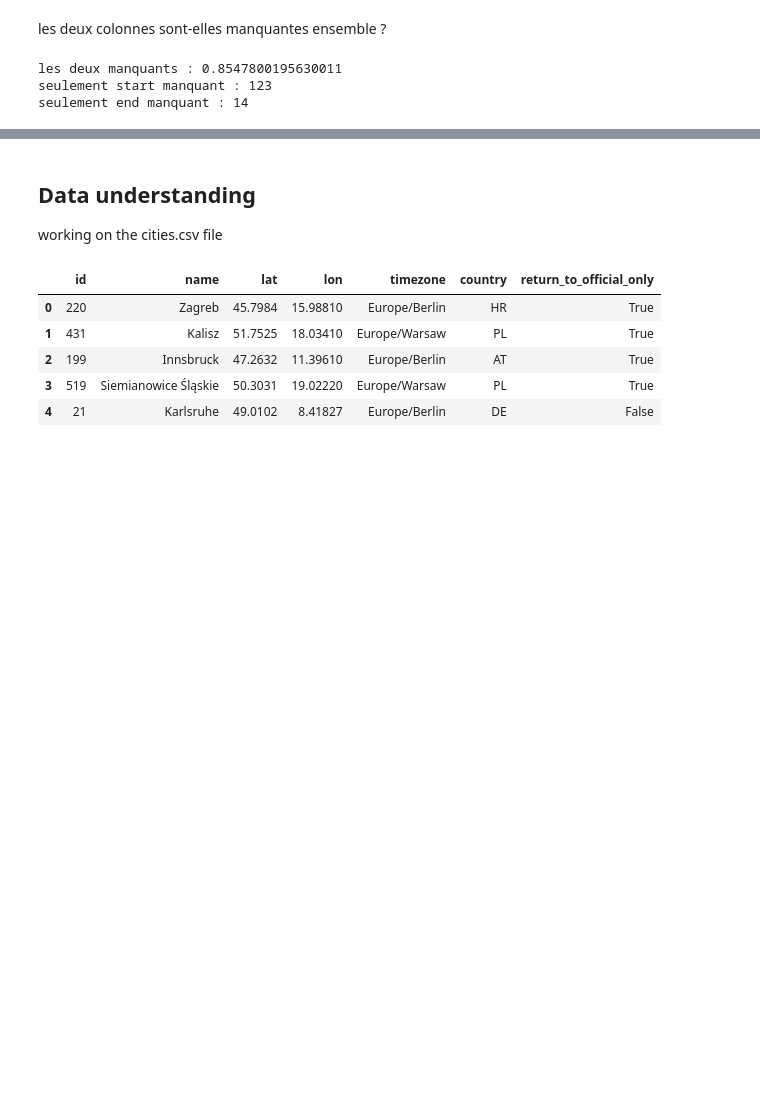
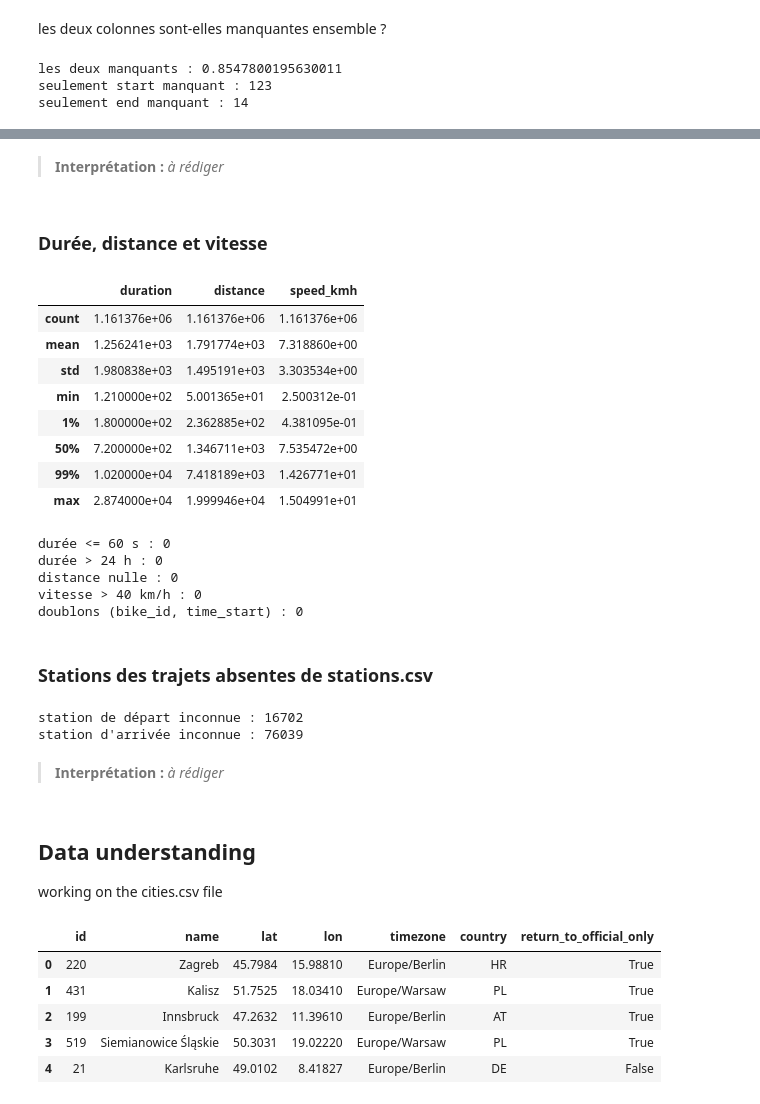
Before and after one commit to Fati349/FML-Challenge, a Jupyter notebook: notebooks/01_exploration.ipynb, the cells around one changed output, grey strips where cells are left out. Cells and saved outputs as stored; diff of their text form; code cells hidden in the pictures; blank space fills up the shorter version.

```diff
--- a/notebooks/01_exploration.ipynb
+++ b/notebooks/01_exploration.ipynb
@@ -274,3 +313,45 @@ seulement end manquant : 14
+# %% [markdown]
+> **Interprétation :** _à rédiger_
+# %% [markdown]
+### Durée, distance et vitesse
+# %%
+trips["speed_kmh"] = trips["distance"] / trips["duration"] * 3.6
+trips[["duration", "distance", "speed_kmh"]].describe(percentiles=[.01, .5, .99])
+# %% [output]
+|  | duration | distance | speed_kmh |
+| count | 1.161376e+06 | 1.161376e+06 | 1.161376e+06 |
+| mean | 1.256241e+03 | 1.791774e+03 | 7.318860e+00 |
+| std | 1.980838e+03 | 1.495191e+03 | 3.303534e+00 |
+| min | 1.210000e+02 | 5.001365e+01 | 2.500312e-01 |
+| 1% | 1.800000e+02 | 2.362885e+02 | 4.381095e-01 |
+| 50% | 7.200000e+02 | 1.346711e+03 | 7.535472e+00 |
+| 99% | 1.020000e+04 | 7.418189e+03 | 1.426771e+01 |
+| max | 2.874000e+04 | 1.999946e+04 | 1.504991e+01 |
+# %%
+print("durée <= 60 s :", (trips["duration"] <= 60).sum())
+print("durée > 24 h :", (trips["duration"] > 86400).sum())
+print("distance nulle :", (trips["distance"] == 0).sum())
+print("vitesse > 40 km/h :", (trips["speed_kmh"] > 40).sum())
+print("doublons (bike_id, time_start) :", trips.duplicated(["bike_id", "time_start"]).sum())
+# %% [output]
+durée <= 60 s : 0
+durée > 24 h : 0
+distance nulle : 0
+vitesse > 40 km/h : 0
+doublons (bike_id, time_start) : 0
+# %% [markdown]
+### Stations des trajets absentes de stations.csv
+# %%
+st_ids = pd.read_csv("../data/raw/stations.csv", usecols=["id"])["id"]
+print("station de départ inconnue :",
+      (trips["station_id_start"].notna() & ~trips["station_id_start"].isin(st_ids)).sum())
+print("station d'arrivée inconnue :",
+      (trips["station_id_end"].notna() & ~trips["station_id_end"].isin(st_ids)).sum())
+# %% [output]
+station de départ inconnue : 16702
+station d'arrivée inconnue : 76039
+# %% [markdown]
+> **Interprétation :** _à rédiger_
 # %% [markdown]
 ## Data understanding
 working on the cities.csv file
```
Also changed, not shown: parts of 25 cells of this notebook, 2 other files.
